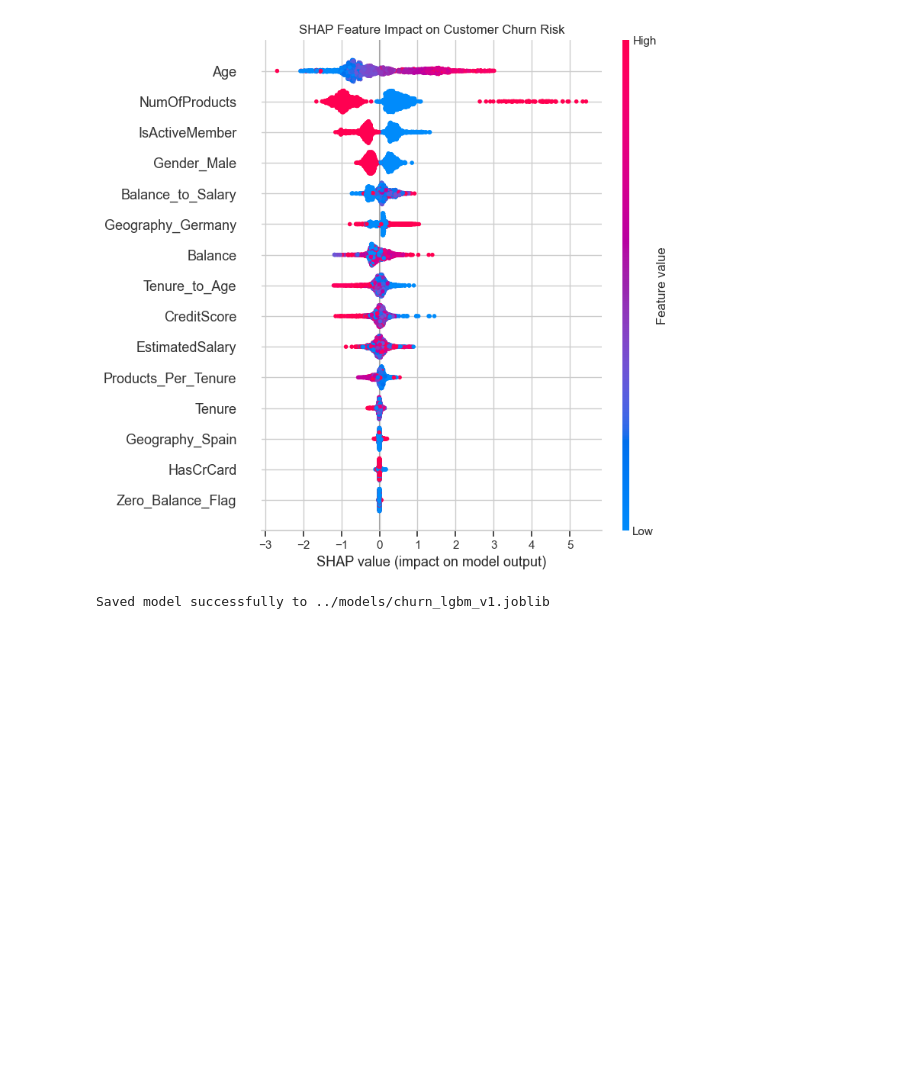
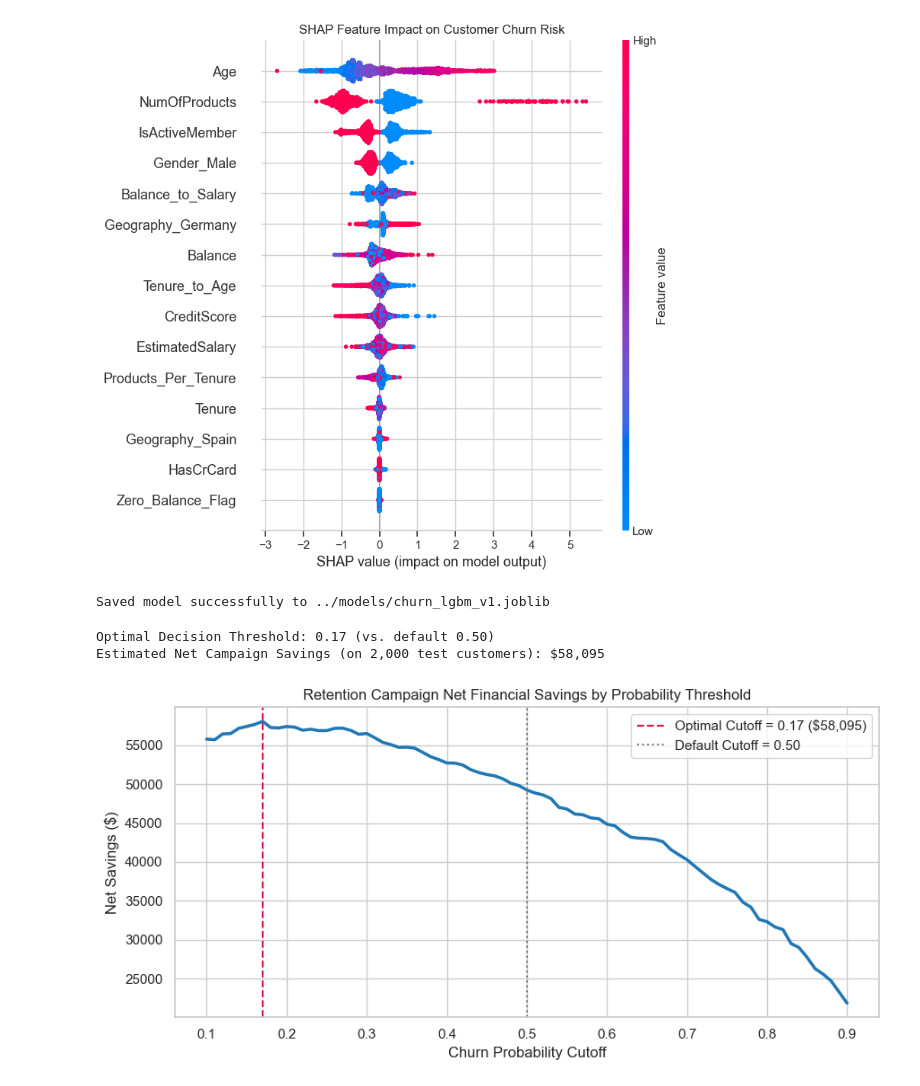
Before and after one commit to Micheal-Owen/bank-customer-churn-ml, a Jupyter notebook: notebooks/01_eda_and_modeling.ipynb, the cells around one changed output. Saved outputs shown, nothing was run; the diff lists cells and outputs as text; code cells hidden in the pictures; blank space fills up the shorter version.

Commit message:
feat: add ROI threshold optimizer, retention playbook, and governance docs

```diff
--- a/notebooks/01_eda_and_modeling.ipynb
+++ b/notebooks/01_eda_and_modeling.ipynb
@@ -233,3 +233,46 @@ joblib.dump(artifact, "../models/churn_lgbm_v1.joblib")
 print("Saved model successfully to ../models/churn_lgbm_v1.joblib")
 # %% [output]
 Saved model successfully to ../models/churn_lgbm_v1.joblib
+# %%
+import matplotlib.pyplot as plt
+from sklearn.metrics import confusion_matrix
+
+# Banking unit economics assumptions (adjust to local currency/scale as needed)
+RETENTION_COST = 15       # Cost of call + fee waiver/incentive per targeted customer
+CHURN_LOSS = 500          # Lost annual Net Interest Income + fees per churned depositor
+SAVE_RATE = 0.40          # 40% of contacted true churners are successfully retained
+
+thresholds = np.linspace(0.10, 0.90, 81)
+net_savings = []
+
+for thresh in thresholds:
+    preds = (lgbm_probs >= thresh).astype(int)
+    tn, fp, fn, tp = confusion_matrix(y_test, preds).ravel()
+
+    # Value of saved customers minus cost of contacting all flagged customers (TP + FP)
+    gross_saved = tp * SAVE_RATE * CHURN_LOSS
+    campaign_cost = (tp + fp) * RETENTION_COST
+    net_savings.append(gross_saved - campaign_cost)
+
+best_idx = np.argmax(net_savings)
+best_thresh = thresholds[best_idx]
+max_saving = net_savings[best_idx]
+
+print(f"Optimal Decision Threshold: {best_thresh:.2f} (vs. default 0.50)")
+print(f"Estimated Net Campaign Savings (on 2,000 test customers): ${max_saving:,.0f}")
+
+plt.figure(figsize=(9, 4.5))
+plt.plot(thresholds, net_savings, linewidth=2.5, color="#1f77b4")
+plt.axvline(best_thresh, color="crimson", linestyle="--", label=f"Optimal Cutoff = {best_thresh:.2f} (${max_saving:,.0f})")
+plt.axvline(0.50, color="gray", linestyle=":", label="Default Cutoff = 0.50")
+plt.title("Retention Campaign Net Financial Savings by Probability Threshold")
+plt.xlabel("Churn Probability Cutoff")
+plt.ylabel("Net Savings ($)")
+plt.legend()
+plt.tight_layout()
+plt.savefig("../models/roi_threshold_curve.png", dpi=150)
+plt.show()
+# %% [output]
+Optimal Decision Threshold: 0.17 (vs. default 0.50)
+Estimated Net Campaign Savings (on 2,000 test customers): $58,095
+[figure, added]
```
Also changed, not shown: 3 other files.
